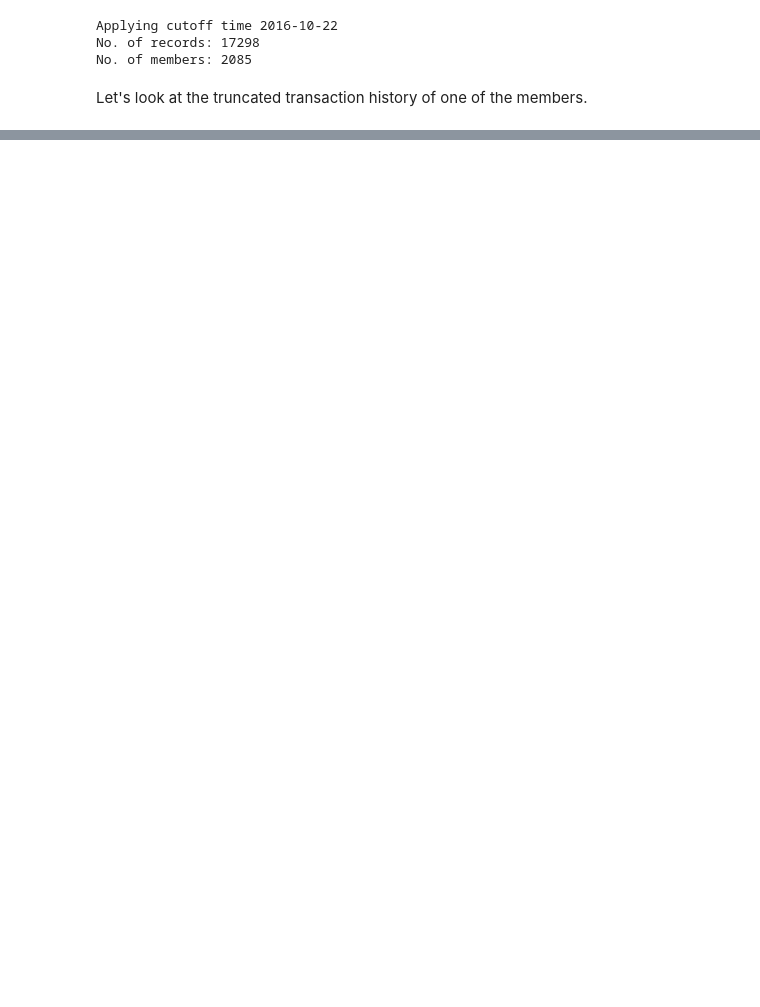
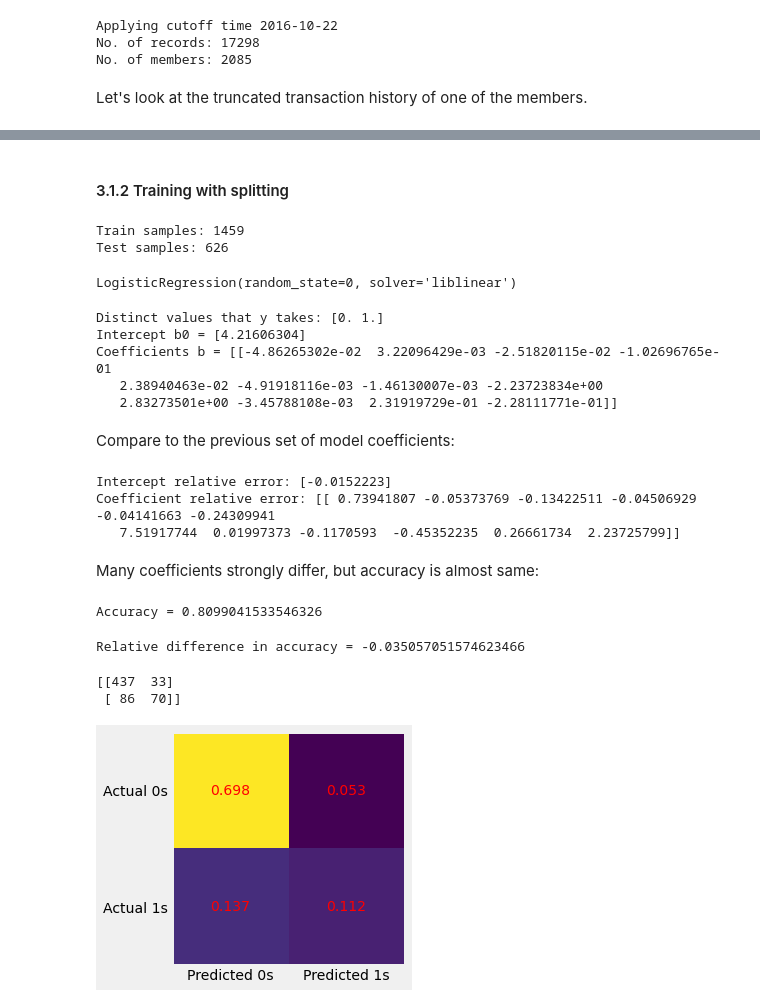
Before and after one commit to ysereda/Springboard, a Jupyter notebook: Capstone2_CustomerChurn.ipynb, the cells around one changed output, grey strips where cells are left out. Drawn from its saved outputs; the diff is of its cells as text; code cells hidden in the pictures; blank space fills up the shorter version.

```diff
--- a/Capstone2_CustomerChurn.ipynb
+++ b/Capstone2_CustomerChurn.ipynb
@@ -1486,0 +1635,66 @@ tr.shape
+# %% [markdown]
+#### 3.1.2 Training with splitting
+# %%
+from sklearn.model_selection import train_test_split
+X_train, X_test, y_train, y_test = train_test_split(x, y, test_size=0.3, random_state=0)
+print("Train samples:",y_train.shape[0])
+print("Test samples:",y_test.shape[0])
+# %% [output]
+Train samples: 1459
+Test samples: 626
+# %%
+log_reg = LogisticRegression(solver='liblinear', random_state=0) # Create a model
+log_reg.fit(X_train, y_train) # Train model using training set
+# %% [output]
+LogisticRegression(random_state=0, solver='liblinear')
+# %%
+print("Distinct values that y takes:",log_reg.classes_)
+print("Intercept b0 =", log_reg.intercept_)
+print("Coefficients b =", log_reg.coef_)
+# %% [output]
+Distinct values that y takes: [0. 1.]
+Intercept b0 = [4.21606304]
+Coefficients b = [[-4.86265302e-02  3.22096429e-03 -2.51820115e-02 -1.02696765e-01
+   2.38940463e-02 -4.91918116e-03 -1.46130007e-03 -2.23723834e+00
+   2.83273501e+00 -3.45788108e-03  2.31919729e-01 -2.28111771e-01]]
+# %% [markdown]
+Compare to the previous set of model coefficients:
+# %%
+print("Intercept relative error:",log_reg.intercept_/4.28123327-1)
+print("Coefficient relative error:",log_reg.coef_/(np.array([-2.79556312e-02, 3.40388099e-03, -2.90860960e-02, -1.07543683e-01,
+2.49264145e-02, -6.49911127e-03, -1.71530653e-04, -2.19342741e+00, 3.20829587e+00,\
+                       -6.32758001e-03, 1.83101653e-01, -7.04645016e-02]))-1)
+# %% [output]
+Intercept relative error: [-0.0152223]
+Coefficient relative error: [[ 0.73941807 -0.05373769 -0.13422511 -0.04506929 -0.04141663 -0.24309941
+   7.51917744  0.01997373 -0.1170593  -0.45352235  0.26661734  2.23725799]]
+# %% [markdown]
+Many coefficients strongly differ, but accuracy is almost same:
+# %%
+pred = log_reg.predict(X_test) # predicted values
+print("Accuracy =",log_reg.score(X_test, y_test)) # proportion of correct predictions
+# %% [output]
+Accuracy = 0.8099041533546326
+# %%
+print("Relative difference in accuracy =", log_reg.score(X_test, y_test)/0.8393285371702638-1)
+# %% [output]
+Relative difference in accuracy = -0.035057051574623466
+# %%
+cm = confusion_matrix(y_test, pred)
+print(cm) # [TN, FP], [FN, TP]
+
+fig, ax = plt.subplots(figsize=(4, 4))
+ax.imshow(cm)
+ax.grid(False)
+ax.xaxis.set(ticks=(0, 1), ticklabels=('Predicted 0s', 'Predicted 1s'))
+ax.yaxis.set(ticks=(0, 1), ticklabels=('Actual 0s', 'Actual 1s'))
+ax.set_ylim(1.5, -0.5)
+for i in range(2):
+    for j in range(2):
+        #ax.text(j, i, cm[i, j], ha='center', va='center', color='red') # counts
+        ax.text(j, i, round(cm[i, j]/np.sum(cm),3), ha='center', va='center', color='red') # proportions
+plt.show();
+# %% [output]
+[[437  33]
+ [ 86  70]]
+[figure, added]
```
Also changed, not shown: parts of 41 cells of this notebook.
